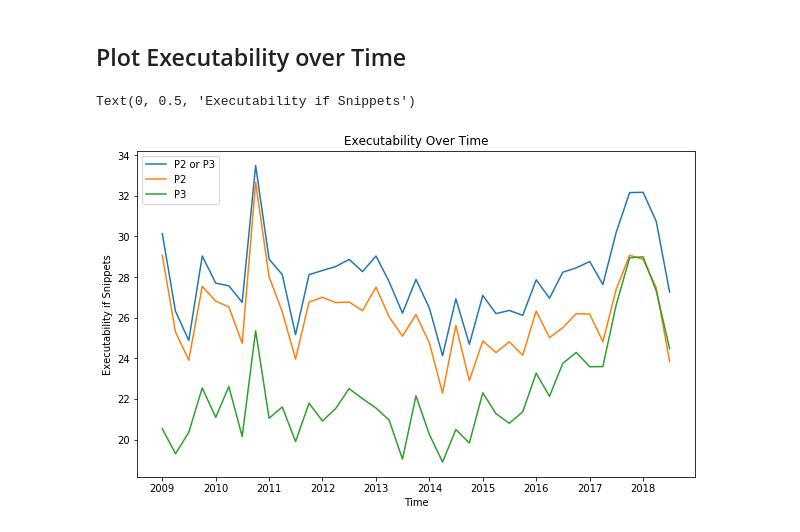
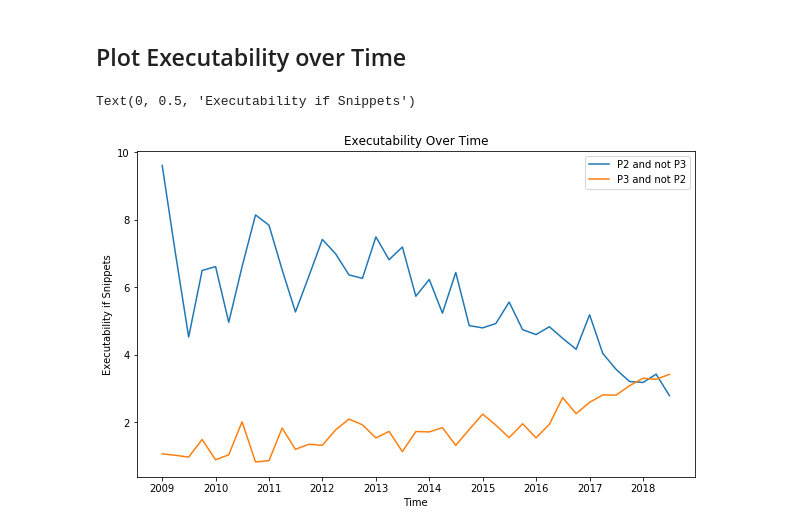
Before and after one commit to nimamahmoudi/msr2019-mining-challenge-webapp, a Jupyter notebook: data/stats2.ipynb, the cells around one changed output. Saved outputs shown, nothing was run; the diff lists cells and outputs as text; code cells hidden in the pictures.

Commit message:
added this and not that plot

```diff
--- a/data/stats2.ipynb
+++ b/data/stats2.ipynb
@@ -361,12 +370,36 @@ while end_time < datetime.datetime.strptime(
-# %%
-plt.figure(figsize=(10,6))
-plt.plot(tag_counts['StartDate'], tag_counts[e], label='P2 or P3')
-plt.plot(tag_counts['StartDate'], tag_counts[e2], label='P2')
-plt.plot(tag_counts['StartDate'], tag_counts[e3], label='P3')
-plt.legend()
-plt.title('Executability Over Time')
-plt.xlabel('Time')
-plt.ylabel('Executability if Snippets')
-# %% [output]
-Text(0, 0.5, 'Executability if Snippets')
-[figure, removed]
+# %%
+tag_counts = {}
+tag_counts[e2] = []
+tag_counts[e3] = []
+tag_counts['StartDate'] = []
+tag_counts['EndDate'] = []
+start_time = datetime.datetime.strptime(
+        '2009-01-01 00:00:00', '%Y-%m-%d %H:%M:%S')
+end_time = add_three_months(start_time)
+
+while end_time < datetime.datetime.strptime(
+    '2018-12-01 00:00:00', '%Y-%m-%d %H:%M:%S'):
+    tag_counts['StartDate'].append(start_time)
+    tag_counts['EndDate'].append(end_time)
+
+    idxs = (df['creation_time'] > start_time) & (df['creation_time'] < end_time)
+    dfs = df.loc[idxs,:]
+
+    ex2 = sum(dfs.loc[:,e2] & (~dfs.loc[:,e3])) / dfs.shape[0] * 100
+    ex3 = sum(dfs.loc[:,e3] & (~dfs.loc[:,e2])) / dfs.shape[0] * 100
+    tag_counts[e2].append(ex2)
+    tag_counts[e3].append(ex3)
+
+    start_time = add_three_months(start_time)
+    end_time = add_three_months(start_time)
+
+plt.figure(figsize=(10,6))
+plt.plot(tag_counts['StartDate'], tag_counts[e2], label='P2 and not P3')
+plt.plot(tag_counts['StartDate'], tag_counts[e3], label='P3 and not P2')
+plt.legend()
+plt.title('Executability Over Time')
+plt.xlabel('Time')
+plt.ylabel('Executability if Snippets')
+# %% [output]
+Text(0, 0.5, 'Executability if Snippets')
+[figure, added]
```
Also changed, not shown: parts of 1 cell of this notebook.
